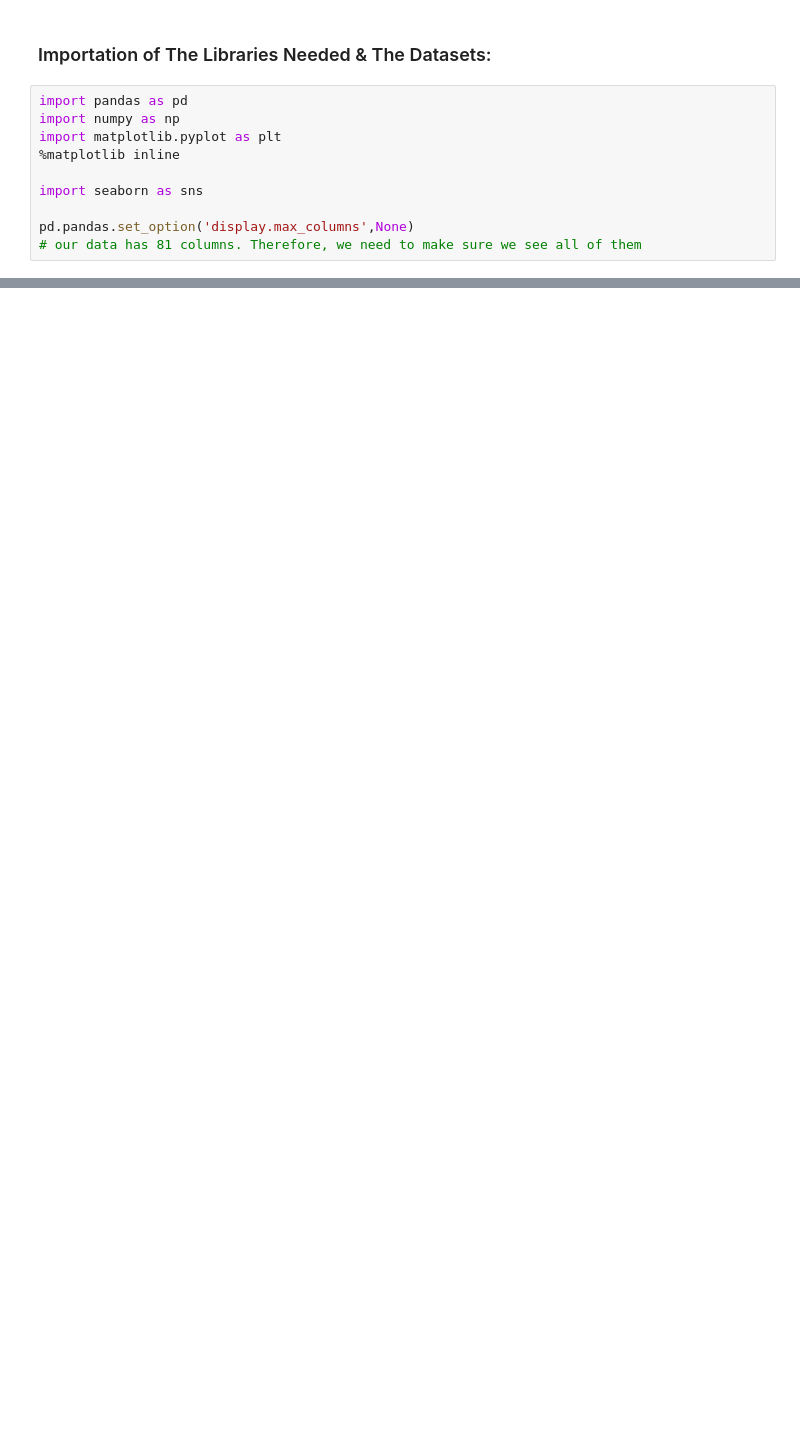
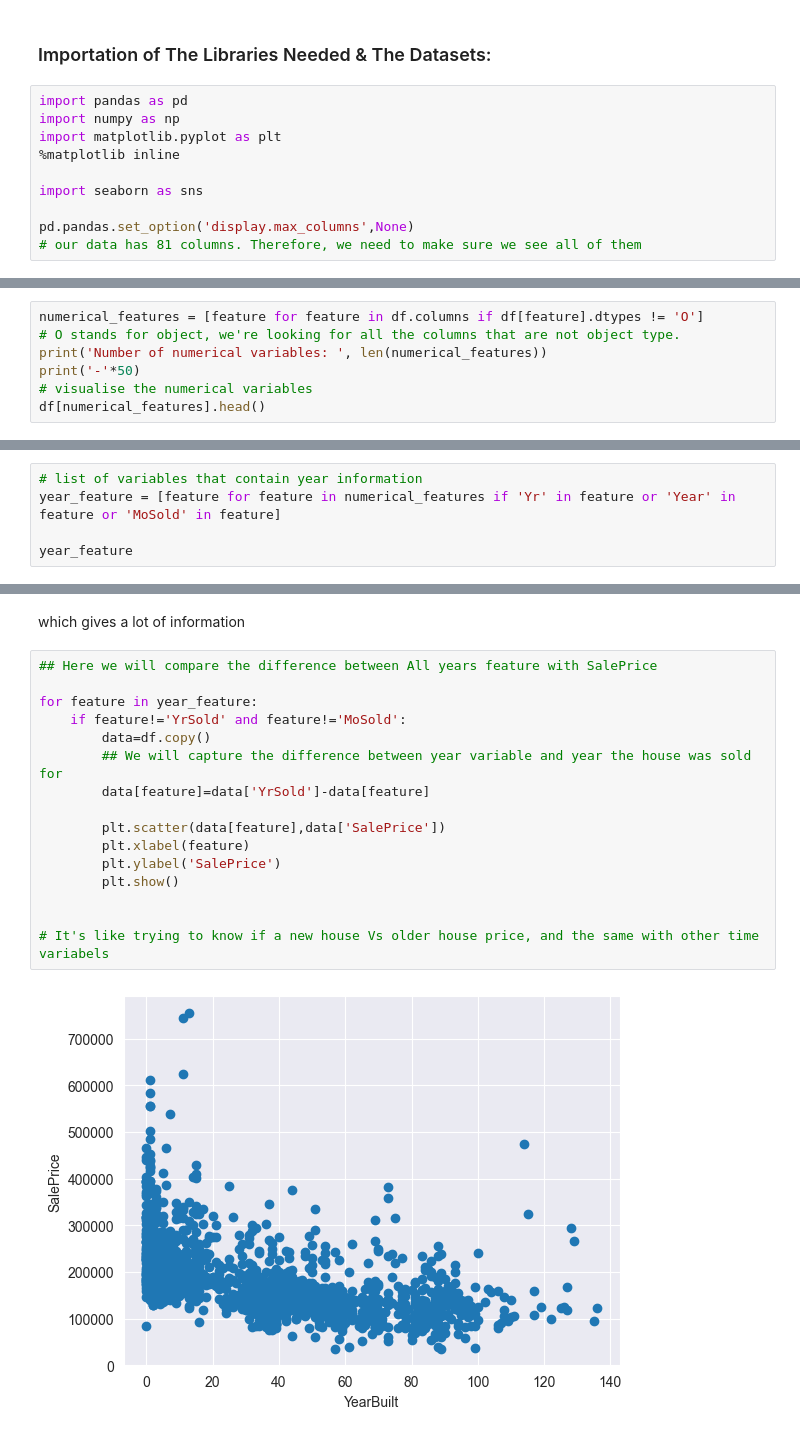
Before and after one commit to IslemBouzidi/kaggle, a Jupyter notebook: kaggle competition/HousePricing.ipynb, the cells around one changed output, grey strips where cells are left out. Cells and saved outputs as stored; diff of their text form; blank space fills up the shorter version.

```diff
--- a/kaggle competition/HousePricing.ipynb
+++ b/kaggle competition/HousePricing.ipynb
@@ -42,0 +164,7 @@ df.head()
+# %%
+numerical_features = [feature for feature in df.columns if df[feature].dtypes != 'O']
+# O stands for object, we're looking for all the columns that are not object type.
+print('Number of numerical variables: ', len(numerical_features))
+print('-'*50)
+# visualise the numerical variables
+df[numerical_features].head()
@@ -42,0 +186,5 @@ df.head()
+# %%
+# list of variables that contain year information
+year_feature = [feature for feature in numerical_features if 'Yr' in feature or 'Year' in feature or 'MoSold' in feature]
+
+year_feature
@@ -42,0 +213,20 @@ df.head()
+# %% [markdown]
+which gives a lot of information
+# %%
+## Here we will compare the difference between All years feature with SalePrice
+
+for feature in year_feature:
+    if feature!='YrSold' and feature!='MoSold':
+        data=df.copy()
+        ## We will capture the difference between year variable and year the house was sold for
+        data[feature]=data['YrSold']-data[feature]
+
+        plt.scatter(data[feature],data['SalePrice'])
+        plt.xlabel(feature)
+        plt.ylabel('SalePrice')
+        plt.show()
+
+
+# It's like trying to know if a new house Vs older house price, and the same with other time variabels
+# %% [output]
+[figure, added]
```
Also changed, not shown: parts of 93 cells of this notebook.
